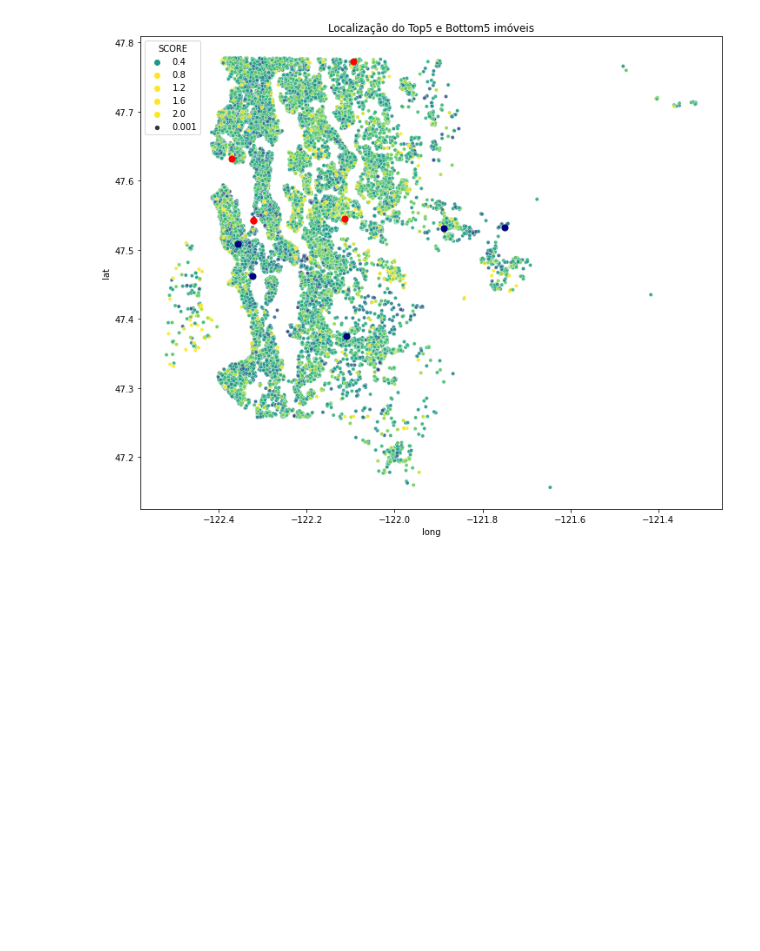
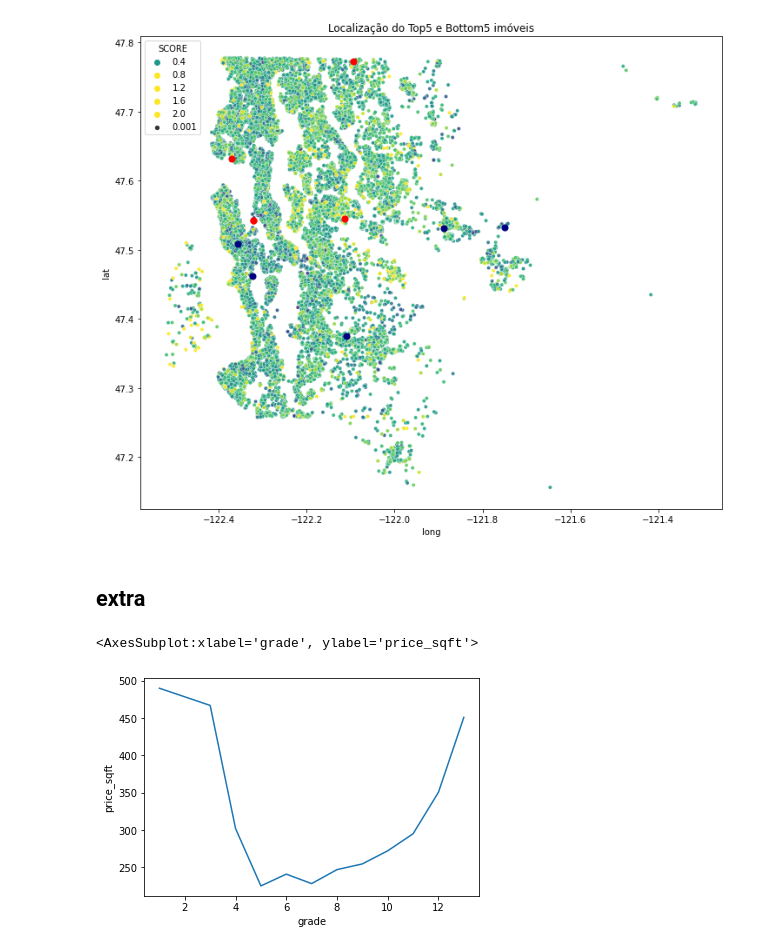
Before and after one commit to mattlamachado/King_County_DNC, a Jupyter notebook: 34012_Roof_Imoveis_1.0.ipynb, the cells around one changed output. Drawn from its saved outputs; the diff is of its cells as text; code cells hidden in the pictures; blank space fills up the shorter version.

```diff
--- a/34012_Roof_Imoveis_1.0.ipynb
+++ b/34012_Roof_Imoveis_1.0.ipynb
@@ -247,3 +255,5 @@ plt.scatter(bottom5['long'], bottom5['lat'], c = 'navy', s = 50)
 plt.show()
 # %% [output]
 [figure]
+# %% [markdown]
+## extra
@@ -249,0 +263,8 @@ plt.show()
+# %%
+x = roof_c[['grade', 'price_sqft']].groupby('grade', as_index=False).agg('median')
+
+plt.figure()
+sns.lineplot(x=x['grade'], y=x['price_sqft'])
+# %% [output]
+<AxesSubplot:xlabel='grade', ylabel='price_sqft'>
+[figure, added]
```
Also changed, not shown: parts of 18 cells of this notebook, 2 other files.
